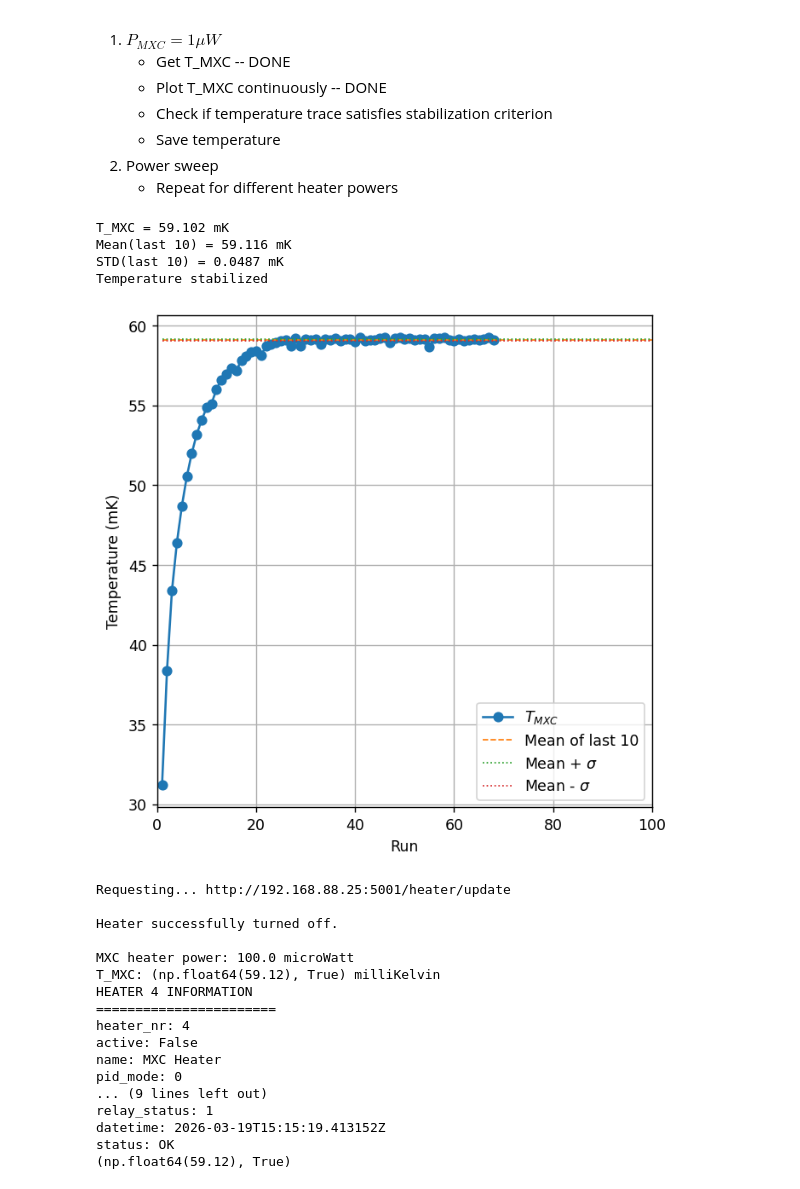
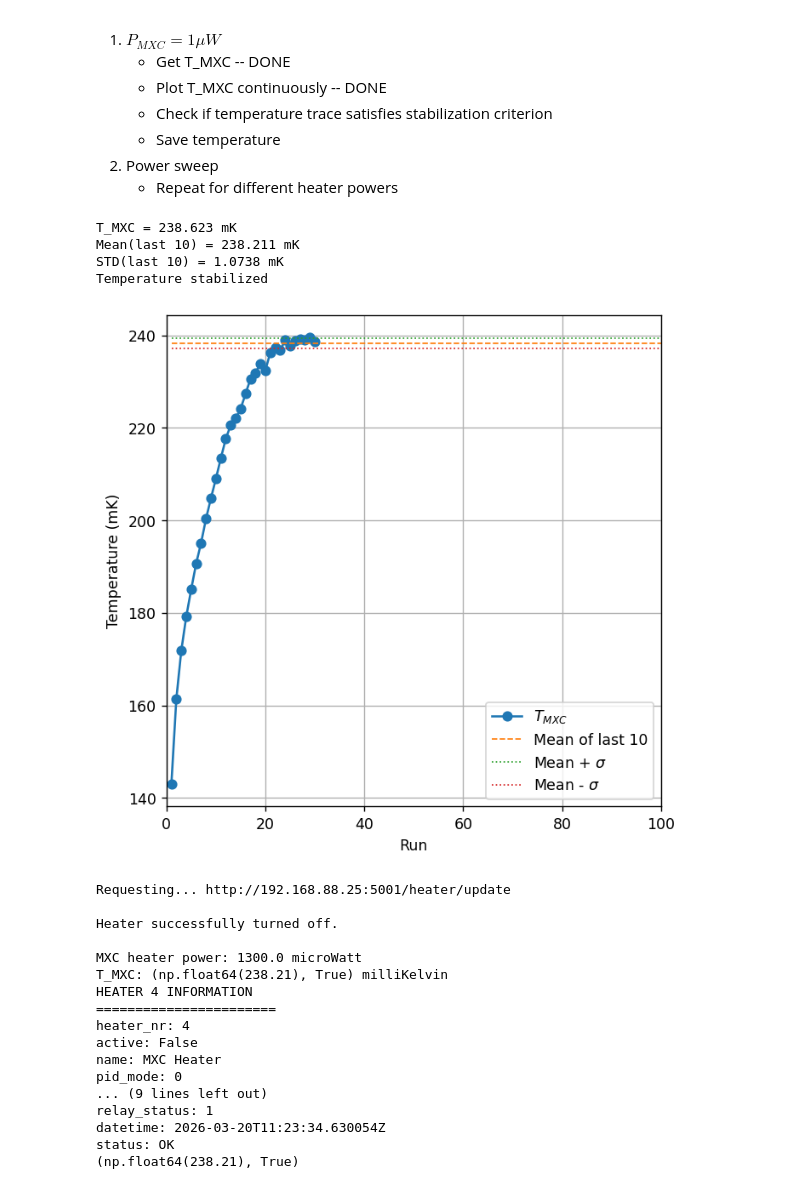
Before and after one commit to jaianandiyer690/Presto-Measurement-Scripts, a Jupyter notebook: Planck/BlueFTC_setup.ipynb, the cells around one changed output. Cells and saved outputs as stored; diff of their text form; code cells hidden in the pictures.

Commit message:
heater calibration and incomplete scripts for planck spec

```diff
--- a/Planck/BlueFTC_setup.ipynb
+++ b/Planck/BlueFTC_setup.ipynb
@@ -413,7 +408,7 @@ def get_stable_temp(N_runs):
 
         # Stability criterion
         n_stable = 10
-        stability_threshold = 0.05
+
 
         if i + 1 < n_stable:
             L5_temp_mean = np.nan
@@ -429,6 +424,7 @@ def get_stable_temp(N_runs):
             L5_temp_trace = temp_trace[i - n_stable + 1: i + 1]
             stability = np.std(L5_temp_trace)
             L5_temp_mean = np.mean(L5_temp_trace)
+            stability_threshold = 0.005 * L5_temp_mean
 
             # draw horizontal lines across the whole plot
             x_span = [runs[0], runs[-1]]
@@ -504,44 +500,44 @@ def get_stable_temp_ON(heater_power, N_runs):
     print('Heater successfully turned off. \n')
 
     # Print stabilized temperature
     print('MXC heater power:',str(np.round(heater_power*1e6, 1)), 'microWatt')
     print('T_MXC:', stable_temp, 'milliKelvin')
 
     # Show heater status
     url = base_url + '/heater'
 
     heater_nr = 4 # 1, 2, 3, 4 (Mixing Chamber)
     payload= {
         'heater_nr': heater_nr
     }
 
     r = requests.post(url, json=payload)
 
     print(f'HEATER {heater_nr} INFORMATION')
     print('=======================')
     print_JSON(r)
 
     return stable_temp
 
 # Test run
 T_1muW = get_stable_temp_ON(
-    heater_power=100e-6,
+    heater_power=1300e-6,
     N_runs=100
 )
 
 print(T_1muW)
 # %% [output]
-T_MXC = 59.102 mK
-Mean(last 10) = 59.116 mK
-STD(last 10) = 0.0487 mK
+T_MXC = 238.623 mK
+Mean(last 10) = 238.211 mK
+STD(last 10) = 1.0738 mK
 Temperature stabilized
-[figure, old version]
+[figure, new version]
 Requesting... http://192.168.88.25:5001/heater/update
 
 Heater successfully turned off.
 
-MXC heater power: 100.0 microWatt
-T_MXC: (np.float64(59.12), True) milliKelvin
+MXC heater power: 1300.0 microWatt
+T_MXC: (np.float64(238.21), True) milliKelvin
 HEATER 4 INFORMATION
 =======================
 heater_nr: 4
@@ -550,6 +546,6 @@ name: MXC Heater
 pid_mode: 0
 ... (9 lines left out)
 relay_status: 1
-datetime: 2026-03-19T15:15:19.413152Z
+datetime: 2026-03-20T11:23:34.630054Z
 status: OK
-(np.float64(59.12), True)
+(np.float64(238.21), True)
```
Also changed, not shown: parts of 3 cells of this notebook, 10 other files.
